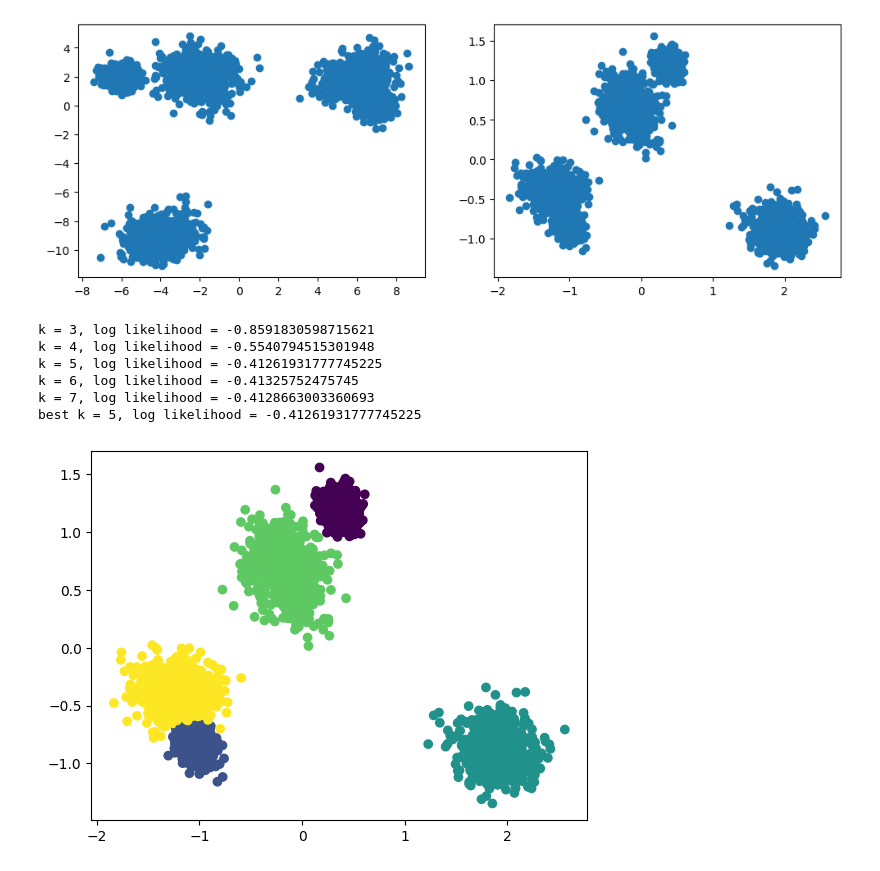
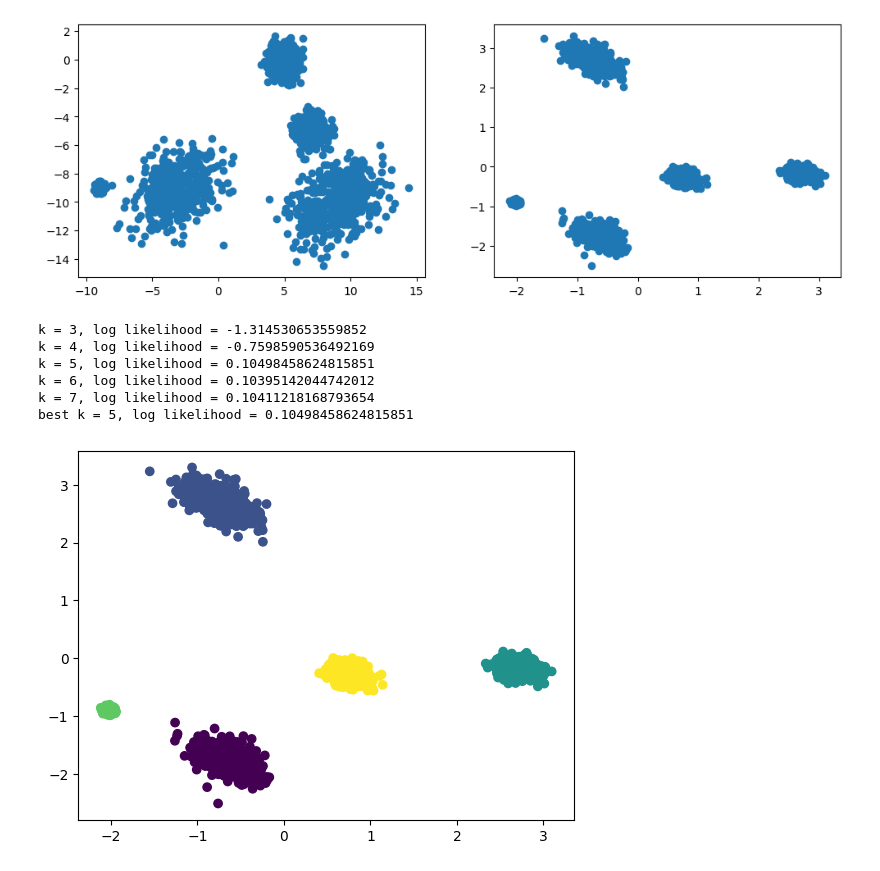
Before and after one commit to fardinanam/CSE472-Machine-Learning-Sessional, a Jupyter notebook: offline_4/solution/test_with_sklearn.ipynb, the cells around one changed output. Saved outputs shown, nothing was run; the diff lists cells and outputs as text; code cells hidden in the pictures.

```diff
--- a/offline_4/solution/test_with_sklearn.ipynb
+++ b/offline_4/solution/test_with_sklearn.ipynb
@@ -8,7 +8,7 @@ from sklearn.decomposition import PCA
 from sklearn.preprocessing import StandardScaler
 
 # load data
-data = np.loadtxt('../datasets/2D_data_points_2.txt', delimiter=',')
+data = np.loadtxt('../datasets/6D_data_points.txt', delimiter=',')
 fig, ax = plt.subplots(1, 2, figsize=(12, 4))
 ax[0].scatter(data[:,0], data[:,1])
 
@@ -21,38 +21,38 @@ data = scaler.fit_transform(data)
 pca = PCA(n_components=2)
 data = pca.fit_transform(data)
 
 ax[1].scatter(data[:,0], data[:,1])
 plt.show()
 
 # fit model
 # run the model for different number of clusters and pick the best one
 
 best_gmm = None
 log_likelihood = -np.inf
 for k in range(3, 8):
     gmm = GaussianMixture(n_components=k, covariance_type='full')
     gmm.fit(data)
     labels = gmm.predict(data)
     if gmm.score(data) > log_likelihood:
         best_gmm = gmm
         log_likelihood = gmm.score(data)
 
     print('k = {}, log likelihood = {}'.format(k, gmm.score(data)))
 
 gmm = best_gmm
 labels = gmm.predict(data)
 
 print('best k = {}, log likelihood = {}'.format(gmm.n_components, gmm.score(data)))
 
 # plot
 plt.scatter(data[:,0], data[:,1], c=labels)
 plt.show()
 # %% [output]
-[figure, old version]
+[figure, new version]
-k = 3, log likelihood = -0.8591830598715621
-k = 4, log likelihood = -0.5540794515301948
-k = 5, log likelihood = -0.41261931777745225
-k = 6, log likelihood = -0.41325752475745
-k = 7, log likelihood = -0.4128663003360693
-best k = 5, log likelihood = -0.41261931777745225
+k = 3, log likelihood = -1.314530653559852
+k = 4, log likelihood = -0.7598590536492169
+k = 5, log likelihood = 0.10498458624815851
+k = 6, log likelihood = 0.10395142044742012
+k = 7, log likelihood = 0.10411218168793654
+best k = 5, log likelihood = 0.10498458624815851
-[figure, old version]
+[figure, new version]
```
Also changed, not shown: 2 other files.
